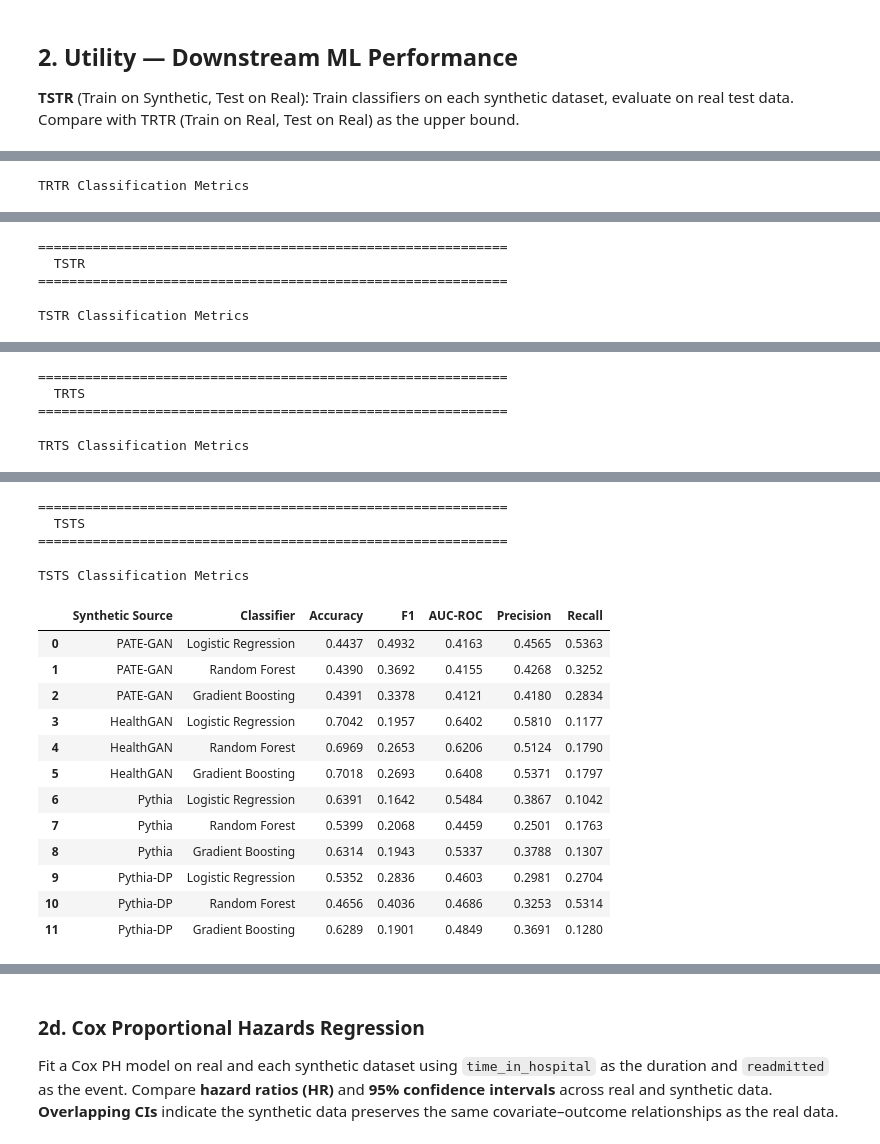
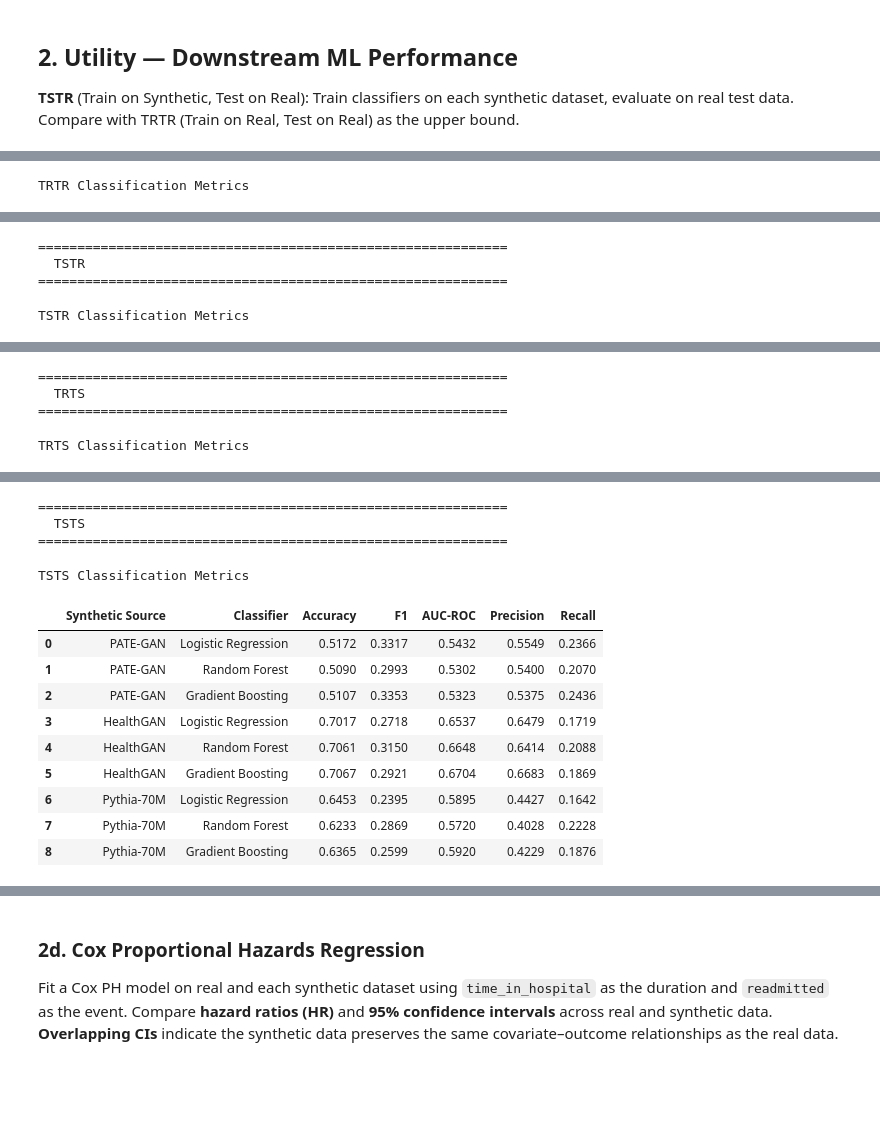
Before and after one commit to mayeen/Utility_and_privacy_research_using_GAN_and_LLM, a Jupyter notebook: thesis/data_analysis.ipynb, the cells around one changed output, grey strips where cells are left out. Saved outputs shown, nothing was run; the diff lists cells and outputs as text; code cells hidden in the pictures; blank space fills up the shorter version.

```diff
--- a/thesis/data_analysis.ipynb
+++ b/thesis/data_analysis.ipynb
@@ -642,13 +644,8 @@ med_cols = {
 
 cols = [c for c in ref_cols if c != "num_procedures" and c not in med_cols]
 
-colors = {
-    'PATE-GAN': 'tab:orange',
-    'HealthGAN': 'tab:green',
-    'Pythia': 'tab:purple',
-    'Pythia-DP': 'tab:blue',
-}
-bar_colors = {'Real': 'black', **colors}
+# Use the shared palette defined in the setup cell
+bar_colors = {'Real': 'black', **generator_colors}
 
 charts_per_fig = 4
 n_cols_grid = 2
@@ -668,7 +665,9 @@ for fig_idx in range(0, len(cols), charts_per_fig):
             for name, sdf in synth_map.items():
                 s_col = sdf[col].dropna()
                 if len(s_col) > 1 and s_col.nunique() > 1:
-                    s_col.plot.kde(ax=ax, label=name, color=colors[name], linewidth=1.5, linestyle='--')
+                    s_col.plot.kde(ax=ax, label=name,
+                                   color=generator_colors.get(name, 'tab:grey'),
+                                   linewidth=1.5, linestyle='--')
         else:
             all_dfs = {'Real': real, **synth_map}
             all_labels = sorted(set().union(*(df[col].dropna().astype(str).unique() for df in all_dfs.values())))
@@ -678,7 +677,8 @@ for fig_idx in range(0, len(cols), charts_per_fig):
                 counts = sdf[col].astype(str).value_counts(normalize=True)
                 vals = [counts.get(v, 0) for v in all_labels]
                 x_pos = [xi + (j - n_bars / 2) * width for xi in range(len(all_labels))]
-                ax.bar(x_pos, vals, width=width, label=name, color=bar_colors[name], alpha=0.7)
+                ax.bar(x_pos, vals, width=width, label=name,
+                       color=bar_colors.get(name, 'tab:grey'), alpha=0.7)
             ax.set_xticks(range(len(all_labels)))
             ax.set_xticklabels(all_labels, rotation=45, ha='right', fontsize=7)
 
@@ -981,16 +993,23 @@ X_real_test  = test_prepared[feature_cols].values
 y_real_test  = test_prepared[TARGET].values
 
 # --- Synthetic train sets (same as synth_map) ---
-synth_train_map = synth_map  # {'PATE-GAN': pate, 'HealthGAN': health, 'Pythia': pythia, 'Pythia-DP': pythia_dp}
+synth_train_map = synth_map
 
-# --- Synthetic test sets (dedicated held-out synthetic splits) ---
-# HealthGAN: use df_healthgan2 (samples_99999_5_64_synthetic_3_decoded.csv) as its test split
+# --- Synthetic test sets (dedicated held-out splits) ---
+# HealthGAN: use df_healthgan2 as its test split
 synth_test_map = {
-    'PATE-GAN':   prepare_for_analysis(df_pategan_test,   ref_cols),
-    'HealthGAN':  prepare_for_analysis(df_healthgan2,     ref_cols),
-    'Pythia':     prepare_for_analysis(df_pythia_test,    ref_cols),
-    'Pythia-DP':  prepare_for_analysis(df_pythia_dp_test, ref_cols),
+    'PATE-GAN':   prepare_for_analysis(df_pategan_test,  ref_cols),
+    'HealthGAN':  prepare_for_analysis(df_healthgan2,    ref_cols),
+    'Pythia-70M': prepare_for_analysis(df_pythia_test,   ref_cols),
 }
+# Add test splits for optional generators if available
+for _test_var, _label in [('df_pythia_1b_test', 'Pythia-1B'), ('df_pythia_1b_dp_test', 'Pythia-1B-DP')]:
+    if _label not in synth_map:
+        continue
+    try:
+        synth_test_map[_label] = prepare_for_analysis(eval(_test_var), ref_cols)
+    except NameError:
+        pass  # no dedicated test file yet; TRTS/TSTS will be skipped for this generator
 
 def run_clf(X_train, y_train, X_test, y_test):
     """Fit a fresh imputer+classifier on train, evaluate on test."""
@@ -1022,12 +1041,8 @@ all_results = []
 
 for synth_name in synth_train_map:
     s_train = synth_train_map[synth_name]
-    s_test  = synth_test_map[synth_name]
-
     X_s_train = s_train[feature_cols].values
     y_s_train = s_train[TARGET].values
-    X_s_test  = s_test[feature_cols].values
-    y_s_test  = s_test[TARGET].values
 
     # TRTR — Train Real, Test Real  (gold-standard baseline)
     for row in run_clf(X_real_train, y_real_train, X_real_test, y_real_test):
@@ -1037,13 +1052,19 @@ for synth_name in synth_train_map:
     for row in run_clf(X_s_train, y_s_train, X_real_test, y_real_test):
         all_results.append({'Paradigm': 'TSTR', 'Synthetic Source': synth_name, **row})
 
-    # TRTS — Train Real, Test Synthetic
-    for row in run_clf(X_real_train, y_real_train, X_s_test, y_s_test):
-        all_results.append({'Paradigm': 'TRTS', 'Synthetic Source': synth_name, **row})
+    # TRTS / TSTS — only when a dedicated synthetic test split exists
+    if synth_name in synth_test_map:
+        s_test  = synth_test_map[synth_name]
+        X_s_test  = s_test[feature_cols].values
+        y_s_test  = s_test[TARGET].values
 
-    # TSTS — Train Synthetic (train split), Test Synthetic (test split)
-    for row in run_clf(X_s_train, y_s_train, X_s_test, y_s_test):
-        all_results.append({'Paradigm': 'TSTS', 'Synthetic Source': synth_name, **row})
+        for row in run_clf(X_real_train, y_real_train, X_s_test, y_s_test):
+            all_results.append({'Paradigm': 'TRTS', 'Synthetic Source': synth_name, **row})
+
+        for row in run_clf(X_s_train, y_s_train, X_s_test, y_s_test):
+            all_results.append({'Paradigm': 'TSTS', 'Synthetic Source': synth_name, **row})
+    else:
+        print(f"ℹ️  {synth_name}: no synthetic test split — TRTS/TSTS skipped")
 
 all_results_df = pd.DataFrame(all_results)
 
@@ -1052,6 +1073,8 @@ fmt = {c: '{:.4f}' for c in metric_cols}
 
 for paradigm in ['TRTR', 'TSTR', 'TRTS', 'TSTS']:
     sub = all_results_df[all_results_df['Paradigm'] == paradigm]
+    if sub.empty:
+        continue
     print(f"\n{'='*60}")
     print(f"  {paradigm}")
     print('='*60)
@@ -1116,20 +1138,17 @@ TRTS Classification Metrics
 ============================================================
   TSTS
 ============================================================
 TSTS Classification Metrics
 |  | Synthetic Source | Classifier | Accuracy | F1 | AUC-ROC | Precision | Recall |
-| 0 | PATE-GAN | Logistic Regression | 0.4437 | 0.4932 | 0.4163 | 0.4565 | 0.5363 |
-| 1 | PATE-GAN | Random Forest | 0.4390 | 0.3692 | 0.4155 | 0.4268 | 0.3252 |
-| 2 | PATE-GAN | Gradient Boosting | 0.4391 | 0.3378 | 0.4121 | 0.4180 | 0.2834 |
-| 3 | HealthGAN | Logistic Regression | 0.7042 | 0.1957 | 0.6402 | 0.5810 | 0.1177 |
-| 4 | HealthGAN | Random Forest | 0.6969 | 0.2653 | 0.6206 | 0.5124 | 0.1790 |
-| 5 | HealthGAN | Gradient Boosting | 0.7018 | 0.2693 | 0.6408 | 0.5371 | 0.1797 |
-| 6 | Pythia | Logistic Regression | 0.6391 | 0.1642 | 0.5484 | 0.3867 | 0.1042 |
-| 7 | Pythia | Random Forest | 0.5399 | 0.2068 | 0.4459 | 0.2501 | 0.1763 |
-| 8 | Pythia | Gradient Boosting | 0.6314 | 0.1943 | 0.5337 | 0.3788 | 0.1307 |
-| 9 | Pythia-DP | Logistic Regression | 0.5352 | 0.2836 | 0.4603 | 0.2981 | 0.2704 |
-| 10 | Pythia-DP | Random Forest | 0.4656 | 0.4036 | 0.4686 | 0.3253 | 0.5314 |
-| 11 | Pythia-DP | Gradient Boosting | 0.6289 | 0.1901 | 0.4849 | 0.3691 | 0.1280 |
+| 0 | PATE-GAN | Logistic Regression | 0.5172 | 0.3317 | 0.5432 | 0.5549 | 0.2366 |
+| 1 | PATE-GAN | Random Forest | 0.5090 | 0.2993 | 0.5302 | 0.5400 | 0.2070 |
+| 2 | PATE-GAN | Gradient Boosting | 0.5107 | 0.3353 | 0.5323 | 0.5375 | 0.2436 |
+| 3 | HealthGAN | Logistic Regression | 0.7017 | 0.2718 | 0.6537 | 0.6479 | 0.1719 |
+| 4 | HealthGAN | Random Forest | 0.7061 | 0.3150 | 0.6648 | 0.6414 | 0.2088 |
+| 5 | HealthGAN | Gradient Boosting | 0.7067 | 0.2921 | 0.6704 | 0.6683 | 0.1869 |
+| 6 | Pythia-70M | Logistic Regression | 0.6453 | 0.2395 | 0.5895 | 0.4427 | 0.1642 |
+| 7 | Pythia-70M | Random Forest | 0.6233 | 0.2869 | 0.5720 | 0.4028 | 0.2228 |
+| 8 | Pythia-70M | Gradient Boosting | 0.6365 | 0.2599 | 0.5920 | 0.4229 | 0.1876 |
 # %%
 # 2b. ROC Curve Overlay (Gradient Boosting)
 from sklearn.metrics import roc_curve
```
Also changed, not shown: parts of 25 cells of this notebook.
